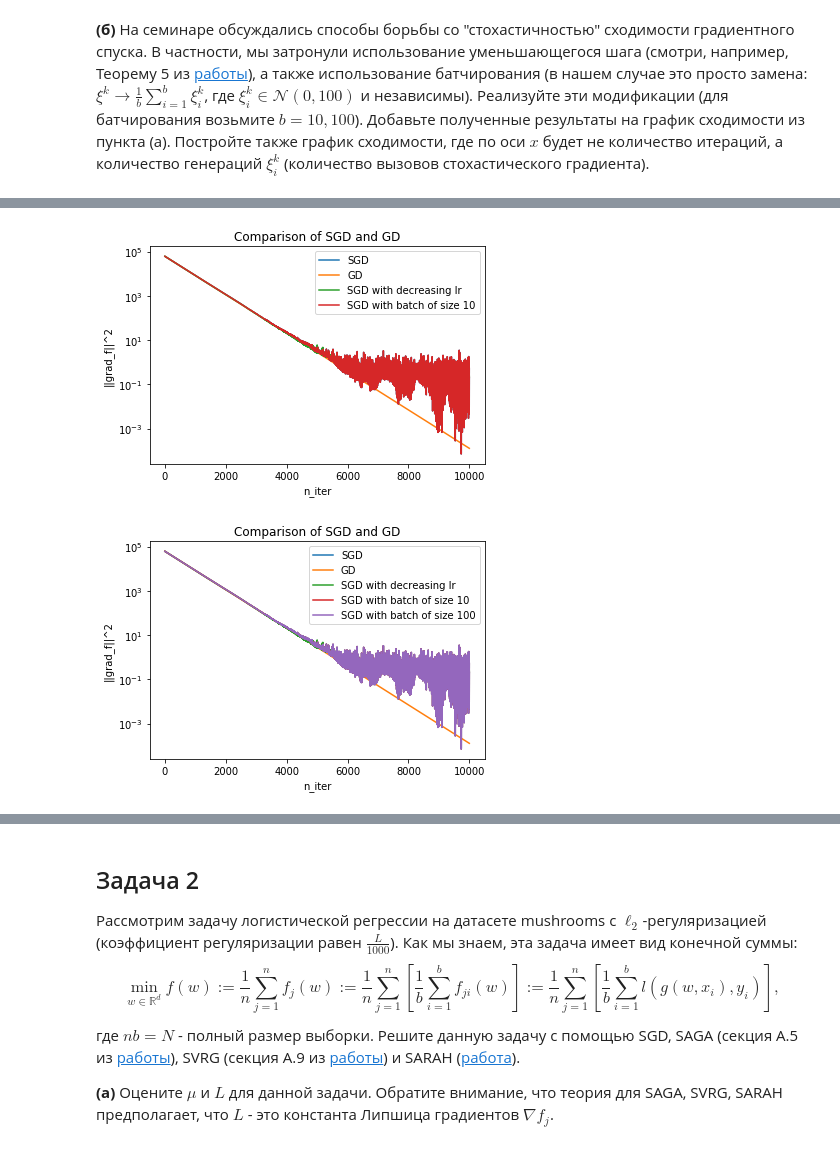
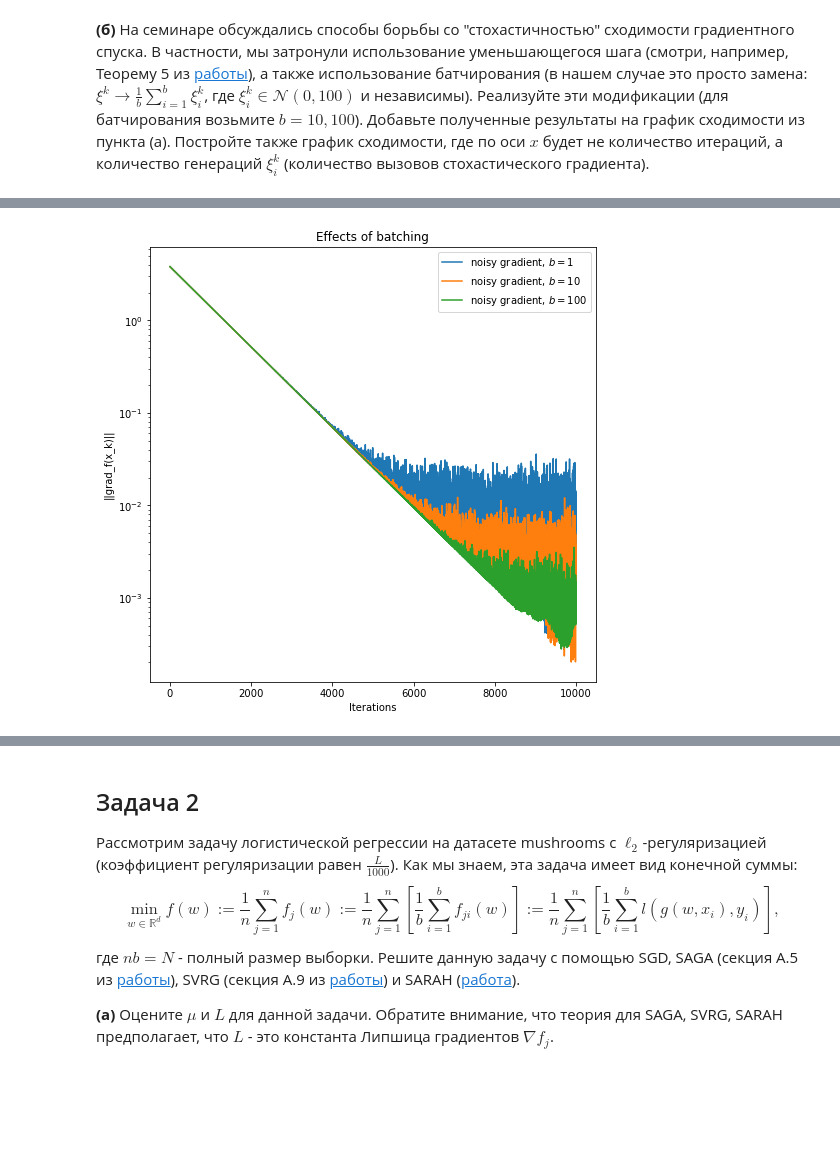
Before and after one commit to k2a07/MIPT-homeworks, a Jupyter notebook: Acharya_Kirill_Optimization_HW_5.ipynb, the cells around one changed output, grey strips where cells are left out. Cells and saved outputs as stored; diff of their text form; code cells hidden in the pictures; blank space fills up the shorter version.

```diff
--- a/Acharya_Kirill_Optimization_HW_5.ipynb
+++ b/Acharya_Kirill_Optimization_HW_5.ipynb
@@ -65,12 +75,22 @@ opt.plot_graphs(iterations, y, label, "Comparison of SGD and GD",
-# %%
-#Batches
-b_arr = [10, 100]
-for batch_size in b_arr:
-    SGD_points_batch = opt.Grad_Optimizer(n_iter, A, lr, b, x_0, optimizer = "SGD", batch_size = batch_size)
-    SGD_criteria_points_batch = opt.criteria_points(A, b, SGD_points, criteria_type = "||grad_f||^2")
-    y.append(SGD_criteria_points_batch)
-    label.append("SGD with batch of size {0}".format(batch_size))
-    opt.plot_graphs(iterations, y, label, "Comparison of SGD and GD", logscale = True, criteria_type = "||grad_f||^2")
-# %% [output]
-[figure, removed]
-[figure, removed]
+# %%
+#Batching
+n_iter = 10000
+x, y, labels = [], [], []
+n_iter_arr = [i for i in range(n_iter)]
+ksi_sigma = 0.1
+batch_size_list = [1, 10, 100]
+
+#noisy grad
+for batch_size in batch_size_list:
+    noisy_gd = opt.GradientOptimizer(opt.f_quad, opt.f_quad_grad, x_0 = x_0, criterium = '||grad_f(x_k)||',
+                                        args = args, n_iter = n_iter, gamma_k = gamma_const, noisy_gradient_activate=True,
+                                        ksi_sigma=ksi_sigma, batch_size = batch_size)
+    points_arr, differences_arr, times_arr, acc_arr = noisy_gd.descent()
+    x.append(n_iter_arr)
+    y.append(differences_arr)
+    labels.append(r'noisy gradient, $b = %i$' % batch_size)
+# %%
+opt.plot_graphs(x, y, x_label = "Iterations", lines_labels = labels, title = 'Effects of batching',
+                logscale = True, criteria_type = "||grad_f(x_k)||")
+# %% [output]
+[figure, added]
```
Also changed, not shown: parts of 32 cells of this notebook, 1 other file.
